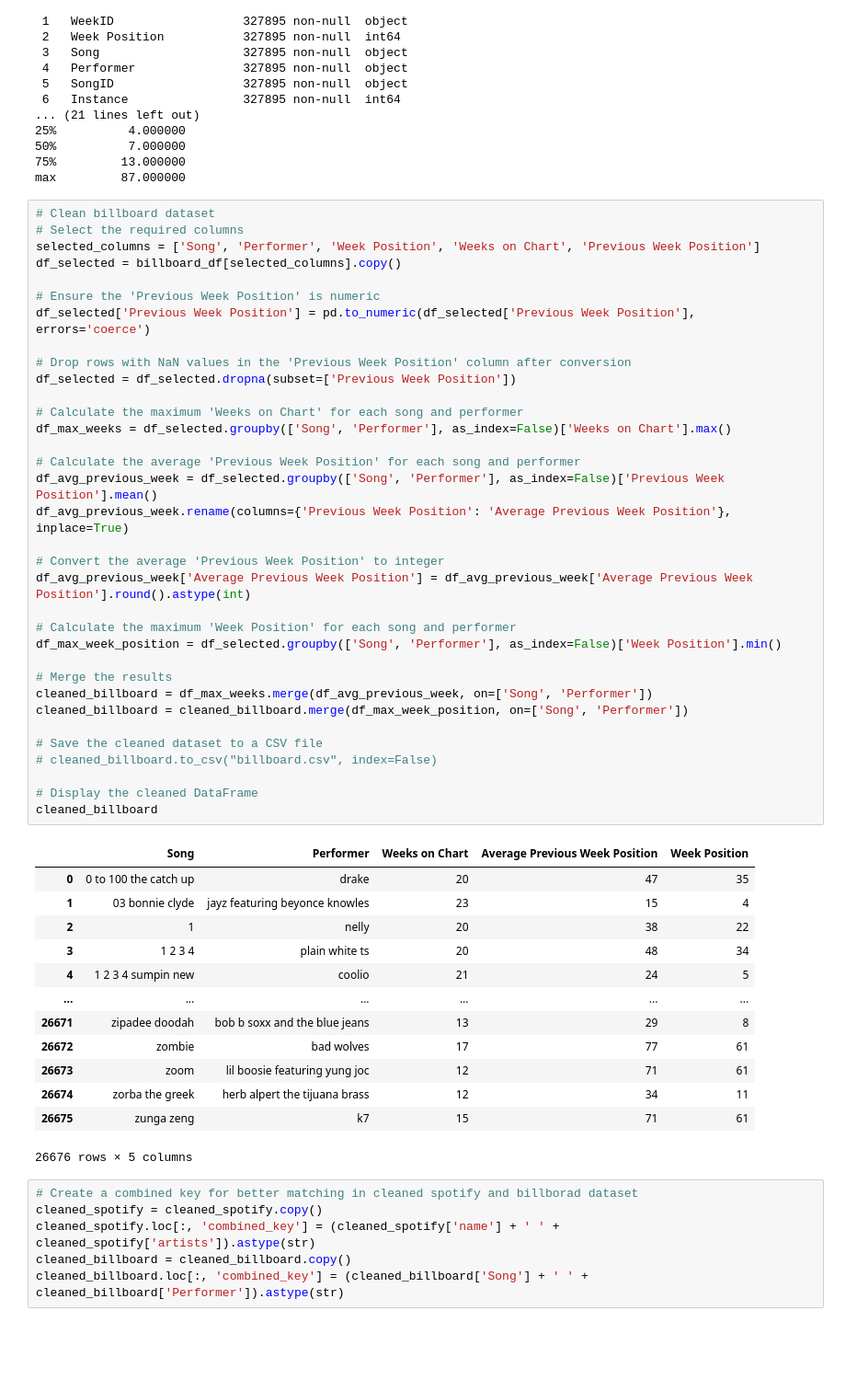
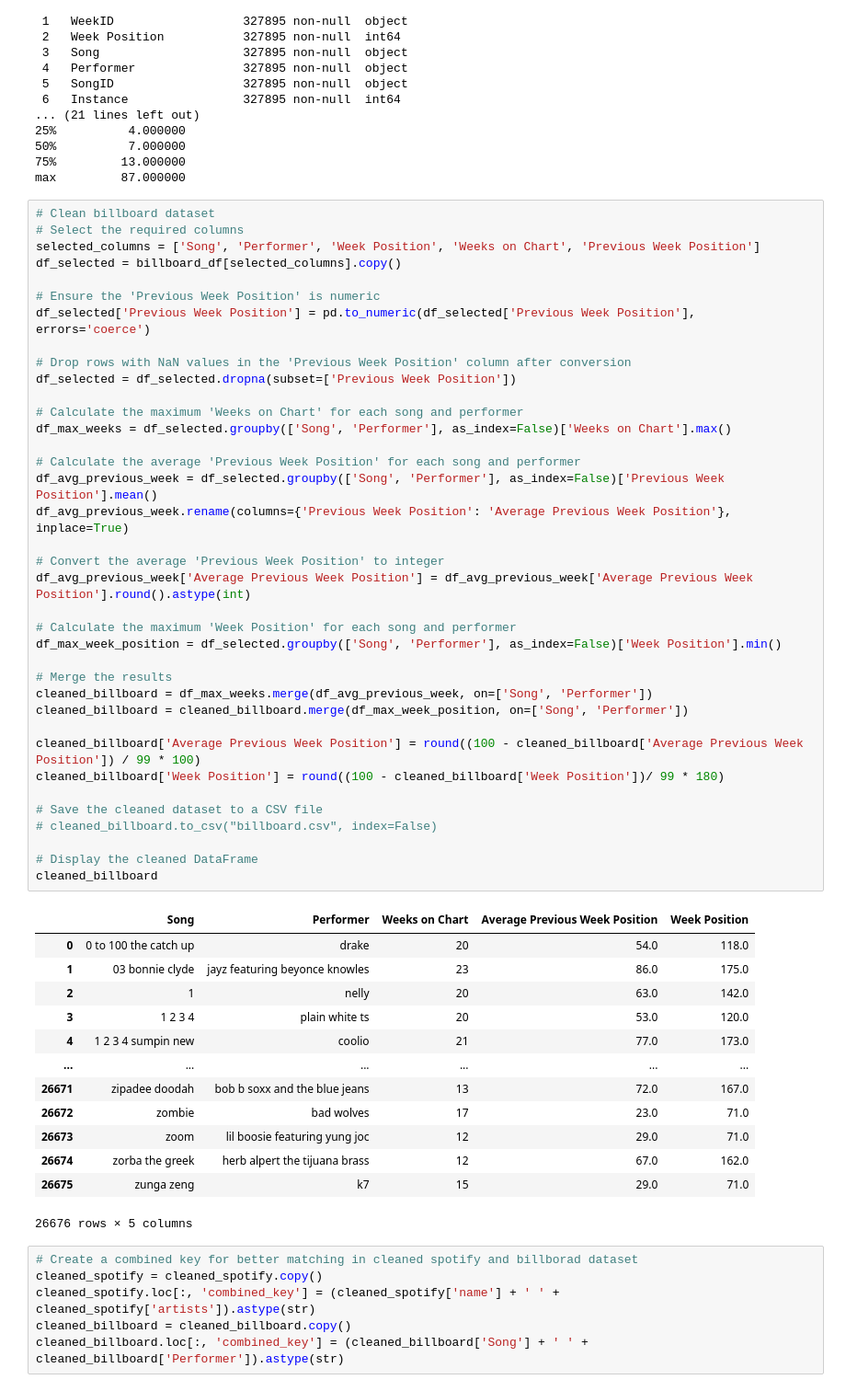
Before and after one commit to alexq1an/Song-Popularity-Analysis, a Jupyter notebook: CleanData.ipynb, the cells around one changed output. Shown: that part at 92% size. Cells and saved outputs as stored; diff of their text form; blank space fills up the shorter version.

Commit message:
convert 'week position' and 'average previous week position' to reverse rate perncent

```diff
--- a/CleanData.ipynb
+++ b/CleanData.ipynb
@@ -99,44 +99,47 @@ df_selected = billboard_df[selected_columns].copy()
 # Ensure the 'Previous Week Position' is numeric
 df_selected['Previous Week Position'] = pd.to_numeric(df_selected['Previous Week Position'], errors='coerce')
 
 # Drop rows with NaN values in the 'Previous Week Position' column after conversion
 df_selected = df_selected.dropna(subset=['Previous Week Position'])
 
 # Calculate the maximum 'Weeks on Chart' for each song and performer
 df_max_weeks = df_selected.groupby(['Song', 'Performer'], as_index=False)['Weeks on Chart'].max()
 
 # Calculate the average 'Previous Week Position' for each song and performer
 df_avg_previous_week = df_selected.groupby(['Song', 'Performer'], as_index=False)['Previous Week Position'].mean()
 df_avg_previous_week.rename(columns={'Previous Week Position': 'Average Previous Week Position'}, inplace=True)
 
 # Convert the average 'Previous Week Position' to integer
 df_avg_previous_week['Average Previous Week Position'] = df_avg_previous_week['Average Previous Week Position'].round().astype(int)
 
 # Calculate the maximum 'Week Position' for each song and performer
 df_max_week_position = df_selected.groupby(['Song', 'Performer'], as_index=False)['Week Position'].min()
 
 # Merge the results
 cleaned_billboard = df_max_weeks.merge(df_avg_previous_week, on=['Song', 'Performer'])
 cleaned_billboard = cleaned_billboard.merge(df_max_week_position, on=['Song', 'Performer'])
 
+cleaned_billboard['Average Previous Week Position'] = round((100 - cleaned_billboard['Average Previous Week Position']) / 99 * 100)
+cleaned_billboard['Week Position'] = round((100 - cleaned_billboard['Week Position'])/ 99 * 180)
+
 # Save the cleaned dataset to a CSV file
 # cleaned_billboard.to_csv("billboard.csv", index=False)
 
 # Display the cleaned DataFrame
 cleaned_billboard
 # %% [output]
 |  | Song | Performer | Weeks on Chart | Average Previous Week Position | Week Position |
-| 0 | 0 to 100 the catch up | drake | 20 | 47 | 35 |
-| 1 | 03 bonnie clyde | jayz featuring beyonce knowles | 23 | 15 | 4 |
-| 2 | 1 | nelly | 20 | 38 | 22 |
-| 3 | 1 2 3 4 | plain white ts | 20 | 48 | 34 |
-| 4 | 1 2 3 4 sumpin new | coolio | 21 | 24 | 5 |
+| 0 | 0 to 100 the catch up | drake | 20 | 54.0 | 118.0 |
+| 1 | 03 bonnie clyde | jayz featuring beyonce knowles | 23 | 86.0 | 175.0 |
+| 2 | 1 | nelly | 20 | 63.0 | 142.0 |
+| 3 | 1 2 3 4 | plain white ts | 20 | 53.0 | 120.0 |
+| 4 | 1 2 3 4 sumpin new | coolio | 21 | 77.0 | 173.0 |
 | ... | ... | ... | ... | ... | ... |
-| 26671 | zipadee doodah | bob b soxx and the blue jeans | 13 | 29 | 8 |
-| 26672 | zombie | bad wolves | 17 | 77 | 61 |
-| 26673 | zoom | lil boosie featuring yung joc | 12 | 71 | 61 |
-| 26674 | zorba the greek | herb alpert the tijuana brass | 12 | 34 | 11 |
-| 26675 | zunga zeng | k7 | 15 | 71 | 61 |
+| 26671 | zipadee doodah | bob b soxx and the blue jeans | 13 | 72.0 | 167.0 |
+| 26672 | zombie | bad wolves | 17 | 23.0 | 71.0 |
+| 26673 | zoom | lil boosie featuring yung joc | 12 | 29.0 | 71.0 |
+| 26674 | zorba the greek | herb alpert the tijuana brass | 12 | 67.0 | 162.0 |
+| 26675 | zunga zeng | k7 | 15 | 29.0 | 71.0 |
 26676 rows × 5 columns
 # %%
 # Create a combined key for better matching in cleaned spotify and billborad dataset
```
Also changed, not shown: parts of 2 cells of this notebook, 2 other files.
